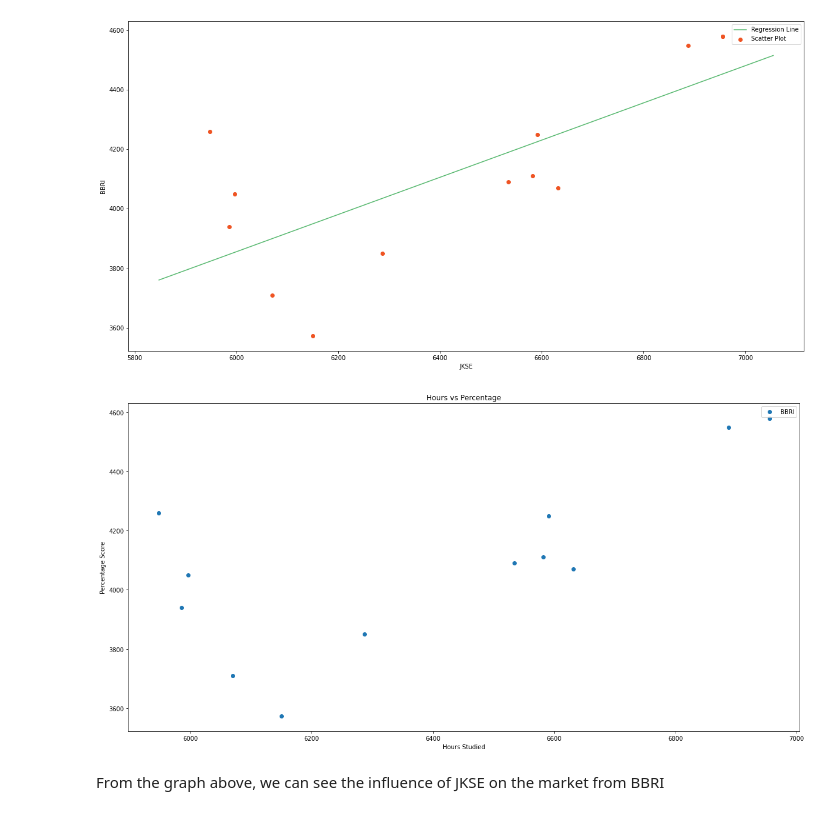
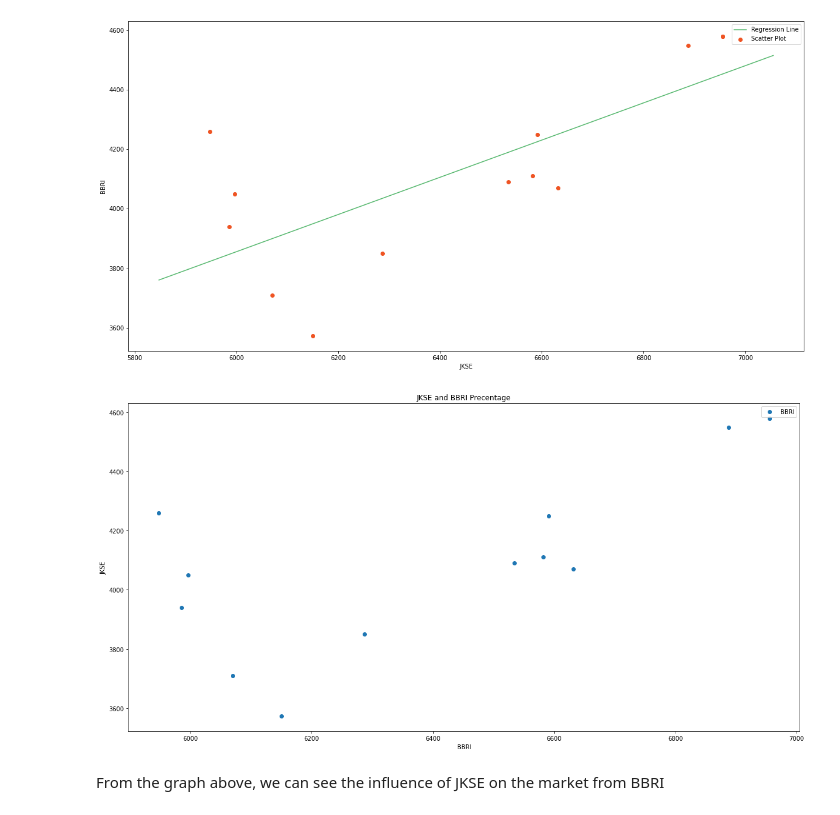
Before and after one commit to Hajarhanifah/big-data-linear-regression, a Jupyter notebook: linear-regression-jkse-and-bbri.ipynb, the cells around one changed output. Cells and saved outputs as stored; diff of their text form; code cells hidden in the pictures.

Commit message:
Kaggle Notebook | Linear Regression JKSE and BBRI | Version 6

```diff
--- a/linear-regression-jkse-and-bbri.ipynb
+++ b/linear-regression-jkse-and-bbri.ipynb
@@ -323,12 +334,12 @@ plt.show()
 [figure]
 # %%
 data.plot(x='JKSE', y='BBRI', style='o')
-plt.title('Hours vs Percentage')
-plt.xlabel('Hours Studied')
-plt.ylabel('Percentage Score')
+plt.title('JKSE and BBRI Precentage')
+plt.xlabel('BBRI')
+plt.ylabel('JKSE')
 plt.show()
 # %% [output]
-[figure, old version]
+[figure, new version]
 # %% [markdown]
 From the graph above, we can see the influence of JKSE on the market from BBRI
 # %% [markdown]
```
Also changed, not shown: parts of 2 cells of this notebook.
